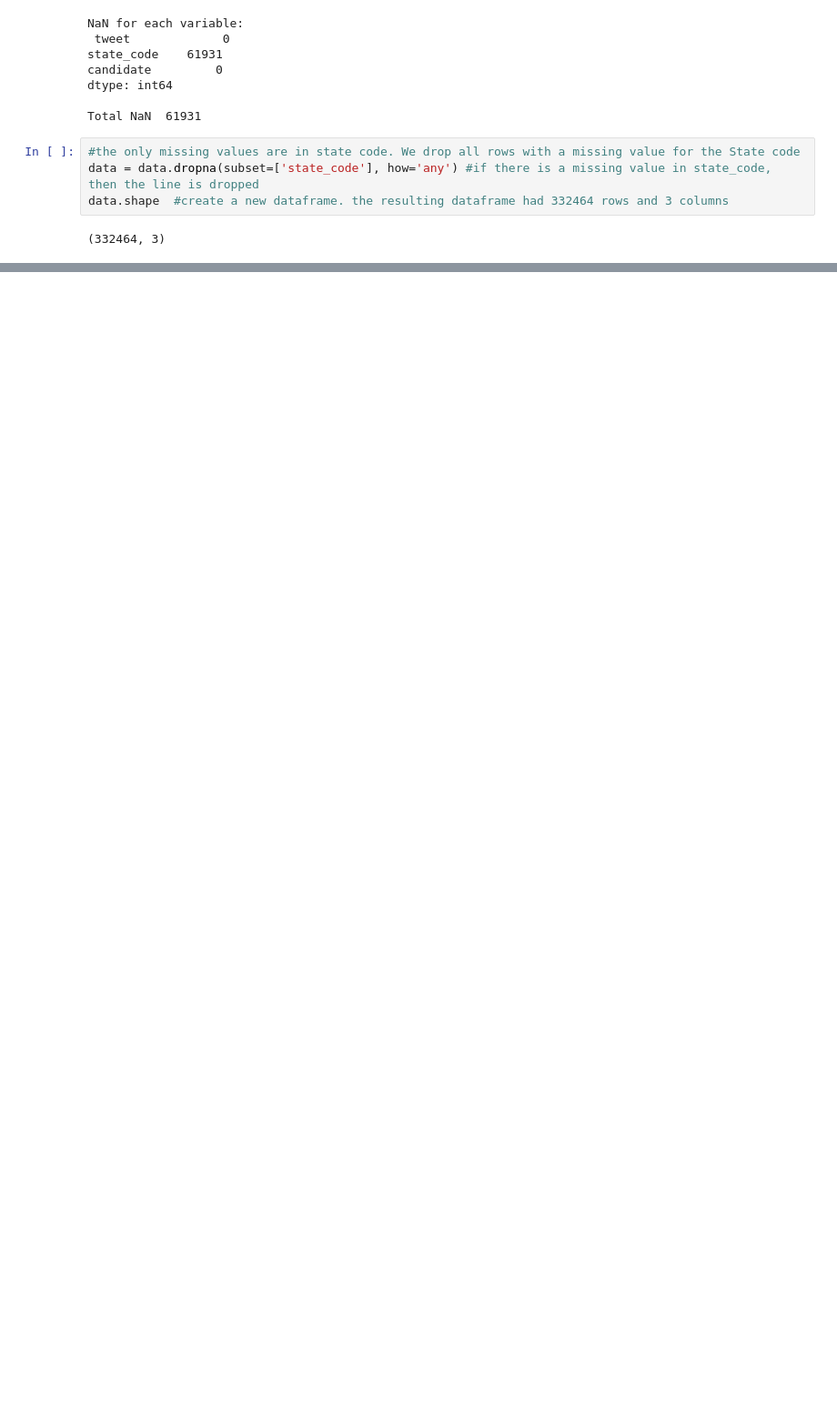
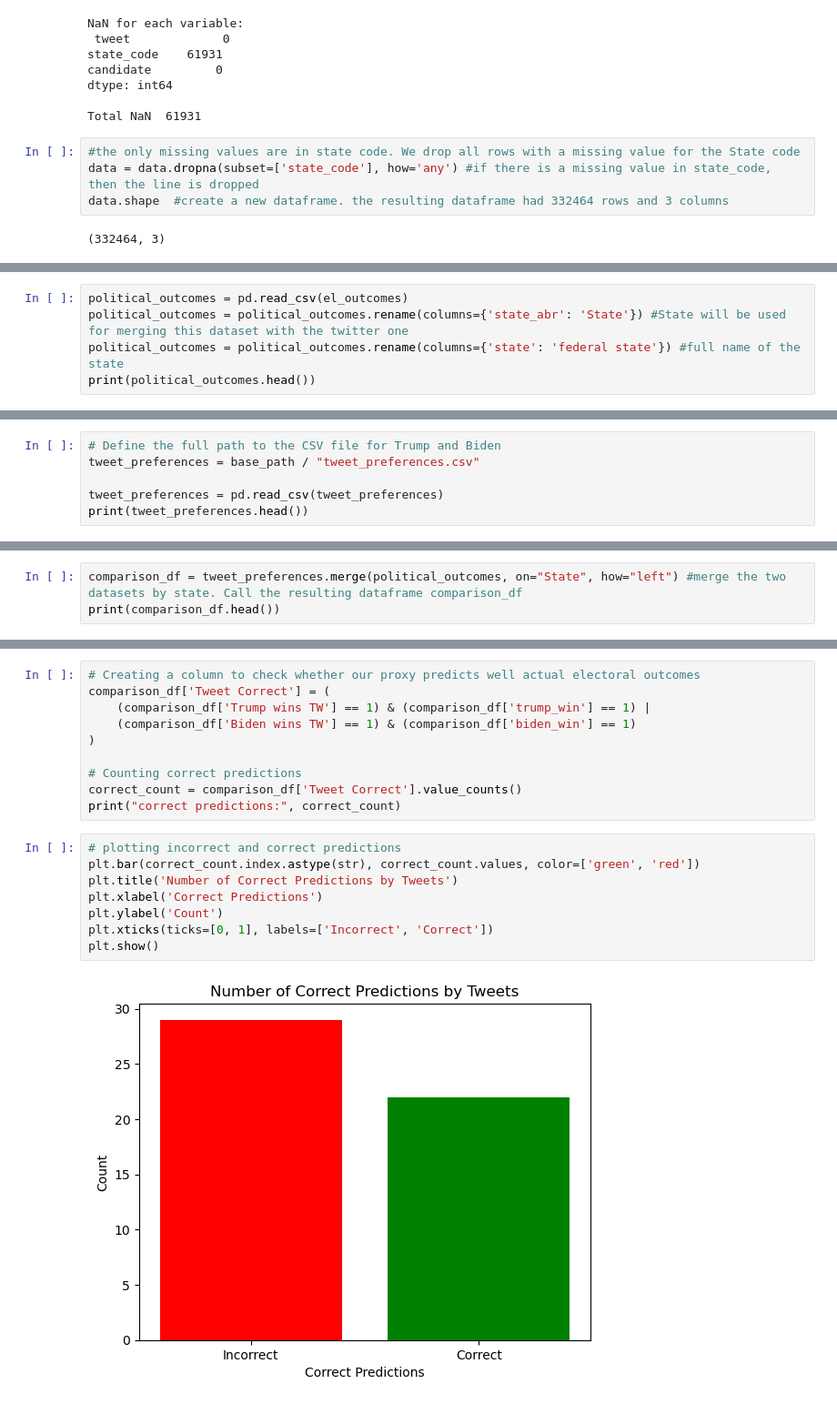
Before and after one commit to dolpolo/Python_project, a Jupyter notebook: analysis_by_US_state.ipynb, the cells around one changed output, grey strips where cells are left out. Shown at 91% size. Cells and saved outputs as stored; diff of their text form; blank space fills up the shorter version.

```diff
--- a/analysis_by_US_state.ipynb
+++ b/analysis_by_US_state.ipynb
@@ -258,0 +428,5 @@ Series([], Name: proportion, dtype: float64)
+# %%
+political_outcomes = pd.read_csv(el_outcomes)
+political_outcomes = political_outcomes.rename(columns={'state_abr': 'State'}) #State will be used for merging this dataset with the twitter one
+political_outcomes = political_outcomes.rename(columns={'state': 'federal state'}) #full name of the state
+print(political_outcomes.head())
@@ -258,0 +449,6 @@ Series([], Name: proportion, dtype: float64)
+# %%
+# Define the full path to the CSV file for Trump and Biden
+tweet_preferences = base_path / "tweet_preferences.csv"
+
+tweet_preferences = pd.read_csv(tweet_preferences)
+print(tweet_preferences.head())
@@ -258,0 +475,3 @@ Series([], Name: proportion, dtype: float64)
+# %%
+comparison_df = tweet_preferences.merge(political_outcomes, on="State", how="left") #merge the two datasets by state. Call the resulting dataframe comparison_df
+print(comparison_df.head())
@@ -258,0 +506,20 @@ Series([], Name: proportion, dtype: float64)
+# %%
+# Creating a column to check whether our proxy predicts well actual electoral outcomes
+comparison_df['Tweet Correct'] = (
+    (comparison_df['Trump wins TW'] == 1) & (comparison_df['trump_win'] == 1) |
+    (comparison_df['Biden wins TW'] == 1) & (comparison_df['biden_win'] == 1)
+)
+
+# Counting correct predictions
+correct_count = comparison_df['Tweet Correct'].value_counts()
+print("correct predictions:", correct_count)
+# %%
+# plotting incorrect and correct predictions
+plt.bar(correct_count.index.astype(str), correct_count.values, color=['green', 'red'])
+plt.title('Number of Correct Predictions by Tweets')
+plt.xlabel('Correct Predictions')
+plt.ylabel('Count')
+plt.xticks(ticks=[0, 1], labels=['Incorrect', 'Correct'])
+plt.show()
+# %% [output]
+[figure, added]
```
Also changed, not shown: parts of 41 cells of this notebook, 3 other files.
